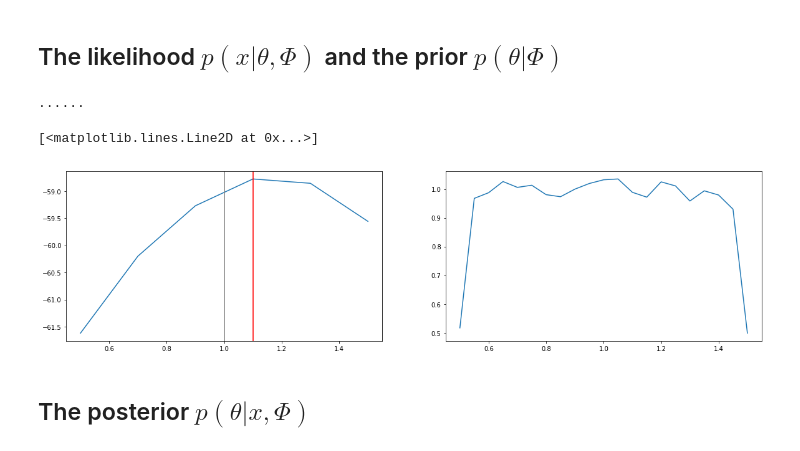
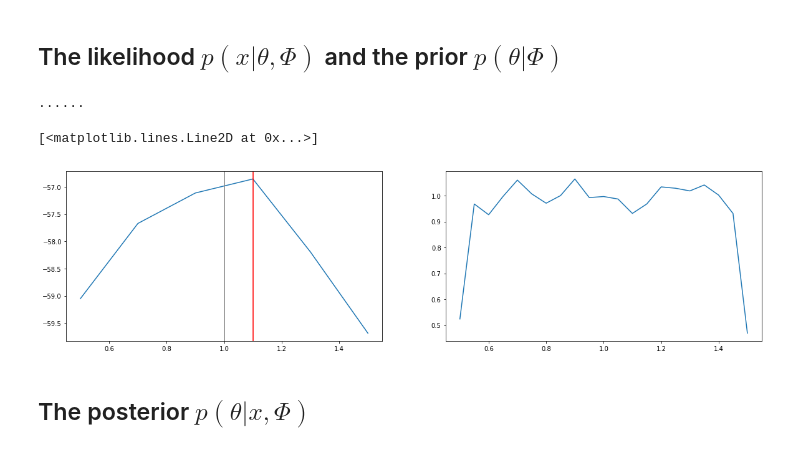
Before and after one commit to cranmer/active_sciencing, a Jupyter notebook: clean/active_weinberg.ipynb, the cells around one changed output. Drawn from its saved outputs; the diff is of its cells as text; code cells hidden in the pictures.

```diff
--- a/clean/active_weinberg.ipynb
+++ b/clean/active_weinberg.ipynb
@@ -15,6 +15,7 @@ THE_SIMULATOR = weinberg.simulator
 # %%
 model_details_shifts = [-2,2]
 model_details_mirror = True
+model_details_lnlike_nsim = 1000
 # %%
 intro_theta_nom = 1.0
 intro_phi_noms  = 43,47
@@ -93,35 +94,35 @@ pool = multiprocessing.Pool(4)
 
 nll = [pool.apply_async(common.lnlike,
                         args = (theta_test,example_data,example_phi),
                         kwds = dict(
                          simulator=THE_SIMULATOR,
-                         simulation_kwargs = {'n_samples': 10000},
+                         simulation_kwargs = {'n_samples': model_details_lnlike_nsim},
                          distr_kwargs =  {'range': DATA_RANGE},
                          logpdf_kwargs = {'mirror': model_details_mirror, 'mirror_shifts': model_details_shifts}
                         )
                        ) for theta_test in test_thetas]
 [r.ready() for r in nll]
 
 pool.close()
 pool.join()
 nll = [r.get() for r in nll]
 
 fig,axarr = plt.subplots(1,2)
 fig.set_size_inches(20,5)
 
 axarr[0].plot(test_thetas,nll)
 axarr[0].axvline(example_theta, c = 'grey') #truth
 axarr[0].axvline(test_thetas[np.argmax(nll)], c = 'r') #max NLL
 
 
 example_prior = distr.Distribution('prior',range = THETA_RANGE)
 xs = np.linspace(*THETA_RANGE,num = 21)
 logpdf = example_prior.approx_logpdf()
 axarr[1].plot(xs,np.exp(logpdf(xs)))
 # %% [output]
 ......
 [<matplotlib.lines.Line2D at 0x...>]
-[figure, old version]
+[figure, new version]
 # %% [markdown]
 ## The posterior $p(\theta|x,\Phi)$
 # %%
```
Also changed, not shown: parts of 6 cells of this notebook, 3 other files.
